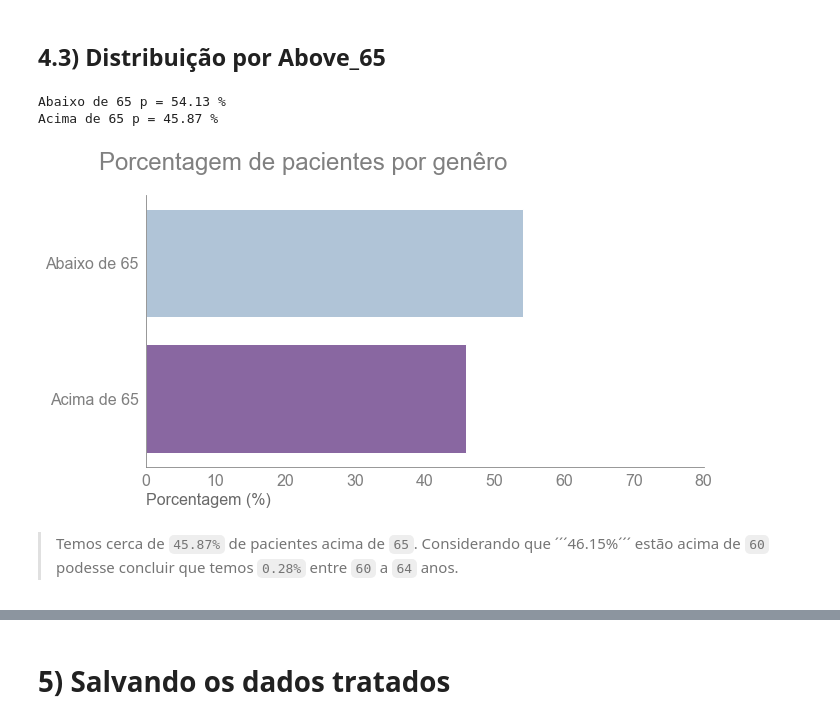
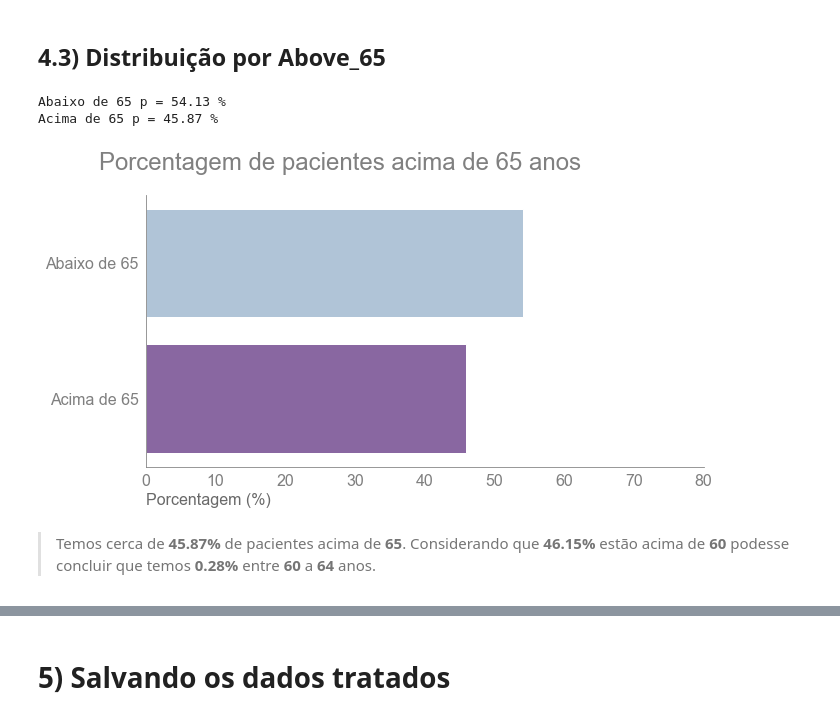
Before and after one commit to HenriqueCCdA/BC_DS_Projeto_Final, a Jupyter notebook: Notebooks/Exploratorios/explaracao_limpezada.ipynb, the cells around one changed output, grey strips where cells are left out. Cells and saved outputs as stored; diff of their text form; code cells hidden in the pictures.

````diff
--- a/Notebooks/Exploratorios/explaracao_limpezada.ipynb
+++ b/Notebooks/Exploratorios/explaracao_limpezada.ipynb
@@ -535,0 +506,3 @@ dados_tratados_por_paciente.head(n=15)
+# %%
+dados_tratados_por_paciente = dados_tratados_por_paciente.drop(['PATIENT_VISIT_IDENTIFIER', 'WINDOW'], axis=1)
+dados_tratados_por_paciente.head()
@@ -583,4 +521,11 @@ def plot_barras(titulo, x, y, xlim, n_colors=10):
 # %%
+f = {0: 'Masculino', 1: 'Femenino'}
+
+val = dados_tratados_por_paciente['GENDER'].value_counts(normalize=True)
+
+for ind, vals in zip(val.index, val.values):
+    print(f'{f[ind]} p = {vals*100:.2f} %')
+
 plot_barras(titulo = 'Porcentagem de pacientes por genêro',
             x = val.values,
             y = ['Masculino', 'Femenino'],
@@ -644,20 +591,19 @@ Porcentagem de pacientes acima de 60 anos : 46.15 %
 # %%
 f = {0: 'Abaixo de 65', 1: 'Acima de 65'}
 
 val = dados_tratados_por_paciente['AGE_ABOVE65'].value_counts(normalize=True)
 
 for ind, vals in zip(val.index, val.values):
     print(f'{f[ind]} p = {vals*100:.2f} %')
+
+plot_barras(titulo = 'Porcentagem de pacientes acima de 65 anos',
+            x = val.values,
+            y = ['Abaixo de 65', 'Acima de 65'],
+            xlim=(0,80),
+            n_colors=2)
 # %% [output]
 Abaixo de 65 p = 54.13 %
 Acima de 65 p = 45.87 %
+[figure, added]
-# %%
-plot_barras(titulo = 'Porcentagem de pacientes por genêro',
-            x = val.values,
-            y = ['Abaixo de 65', 'Acima de 65'],
-            xlim=(0,80),
-            n_colors=2)
-# %% [output]
-[figure, removed]
 # %% [markdown]
-> Temos cerca de ```45.87%``` de pacientes acima de ```65```. Considerando que ´´´46.15%´´´ estão acima de ```60``` podesse concluir que temos ```0.28%``` entre ```60``` a ```64``` anos.
+> Temos cerca de **45.87%** de pacientes acima de **65**. Considerando que **46.15%** estão acima de **60** podesse concluir que temos **0.28%** entre **60** a **64** anos.
````
Also changed, not shown: parts of 33 cells of this notebook, 4 other files.
